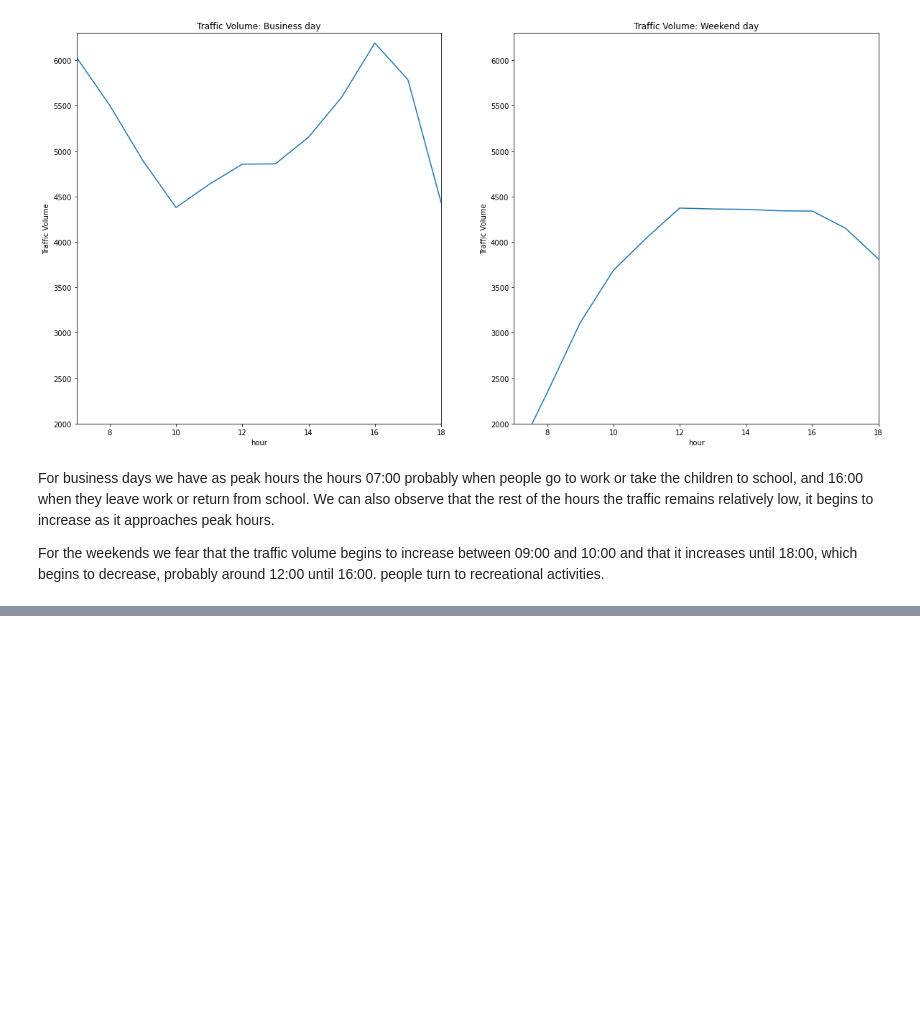
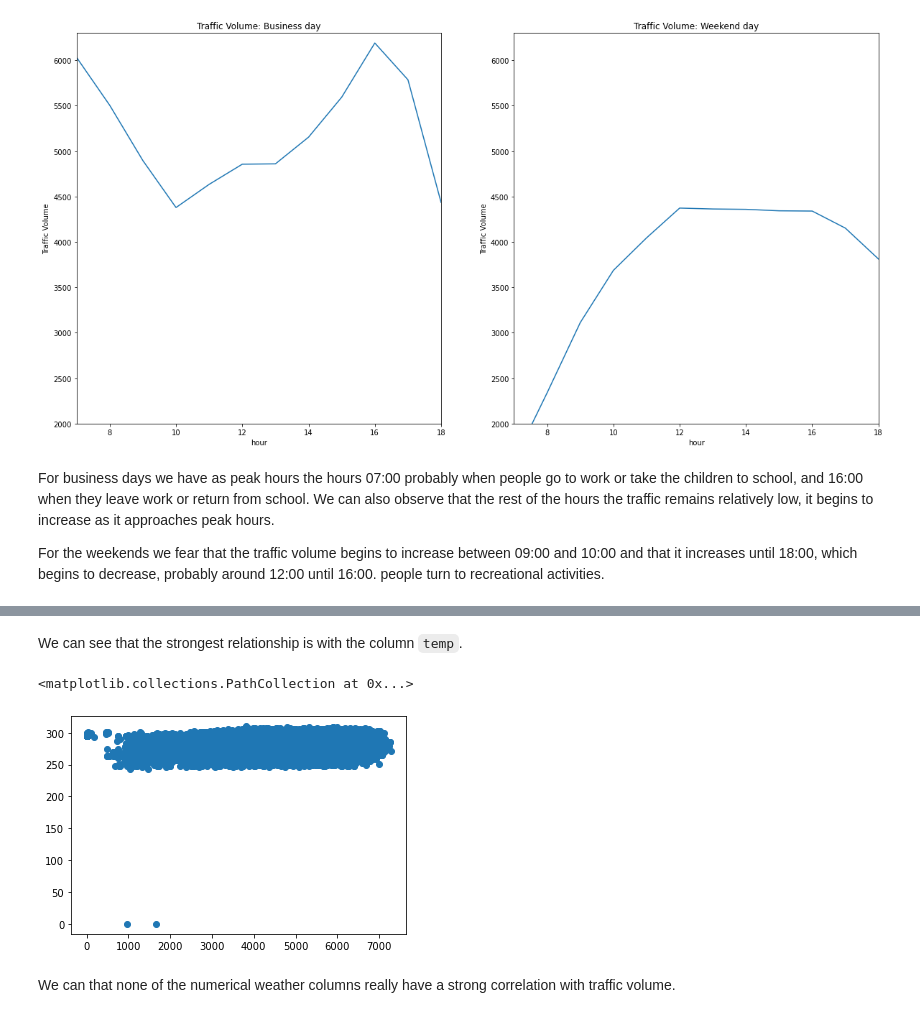
Before and after one commit to aguirredaniel/dataquest-projects, a Jupyter notebook: Finding_Heavy_Traffic_Indicators_I-94/Finding Heavy Traffic Indicators on I-94.ipynb, the cells around one changed output, grey strips where cells are left out. Saved outputs shown, nothing was run; the diff lists cells and outputs as text; code cells hidden in the pictures; blank space fills up the shorter version.

Commit message:
8. Weather Indicators

```diff
--- a/Finding_Heavy_Traffic_Indicators_I-94/Finding Heavy Traffic Indicators on I-94.ipynb
+++ b/Finding_Heavy_Traffic_Indicators_I-94/Finding Heavy Traffic Indicators on I-94.ipynb
@@ -351,0 +371,9 @@ For the weekends we fear that the traffic volume begins to increase between 09:0
+# %% [markdown]
+We can see that the strongest relationship is with the column `temp`.
+# %%
+plt.scatter(daytime['traffic_volume'], daytime['temp'])
+# %% [output]
+<matplotlib.collections.PathCollection at 0x...>
+[figure, added]
+# %% [markdown]
+We can that none of the numerical weather columns really have a strong correlation with traffic volume.
```
Also changed, not shown: parts of 5 cells of this notebook.
